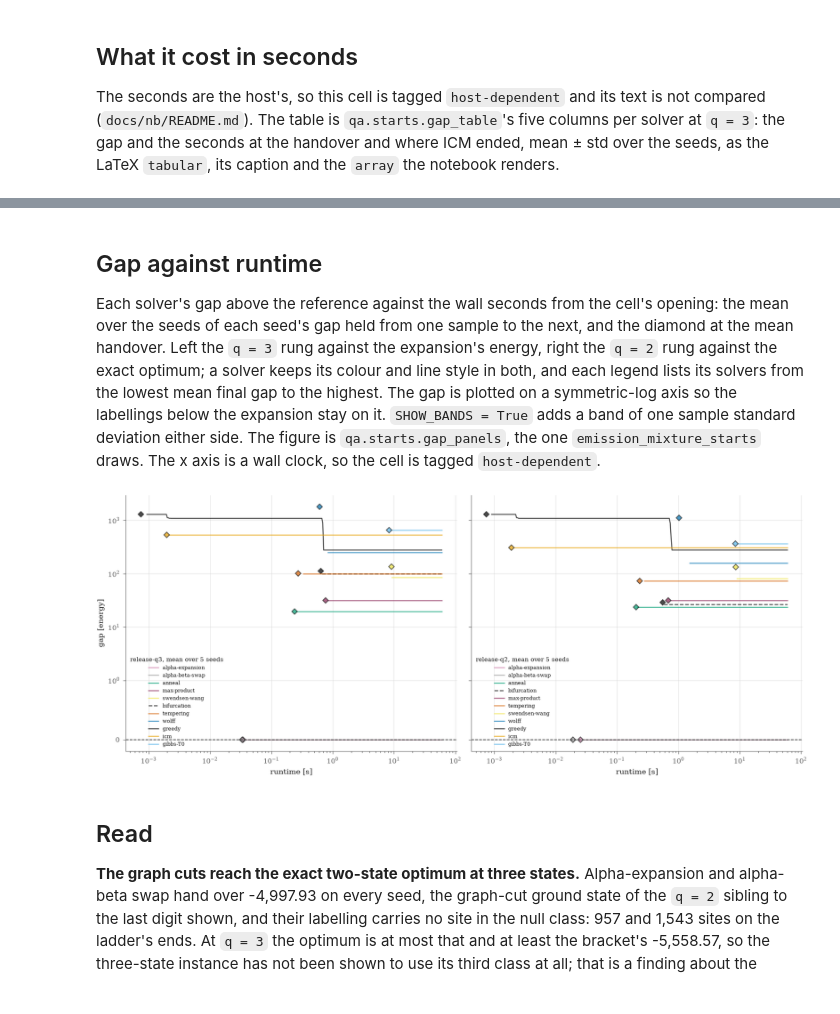
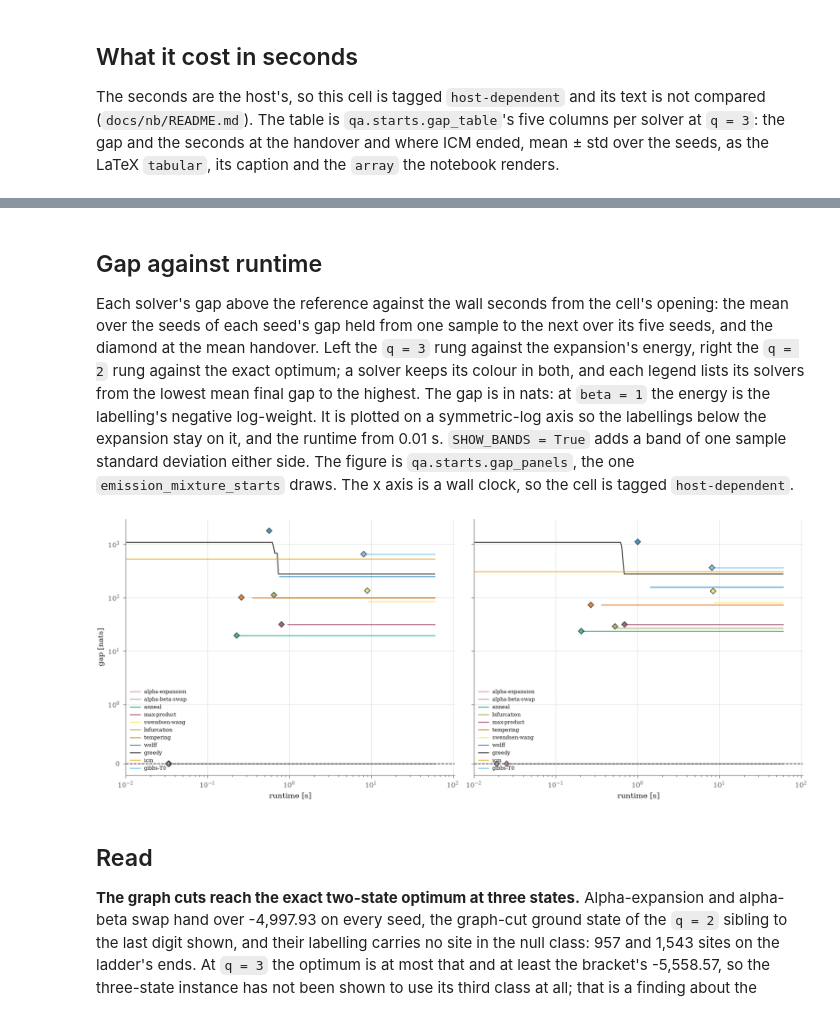
Before and after one commit to michaelJwilson/snakes_and_ladders, a Jupyter notebook: docs/nb/potts_starts.ipynb, the cells around one changed output, grey strips where cells are left out. Drawn from its saved outputs; the diff is of its cells as text; code cells hidden in the pictures.

```diff
--- a/docs/nb/potts_starts.ipynb
+++ b/docs/nb/potts_starts.ipynb
@@ -346,45 +346,48 @@ $\displaystyle \begin{array}{lrrrr}
 
 Each solver's gap above the reference against the wall seconds from the cell's
 opening: the mean over the seeds of each seed's gap held from one sample to the
-next, and the diamond at the mean handover. Left the `q = 3` rung against the
+next over its five seeds, and the diamond at the mean handover. Left the `q = 3` rung against the
 expansion's energy, right the `q = 2` rung against the exact optimum; a solver
-keeps its colour and line style in both, and each legend lists its solvers from
-the lowest mean final gap to the highest. The gap is plotted on a
-symmetric-log axis so the labellings below the expansion stay on it.
+keeps its colour in both, and each legend lists its solvers from the lowest
+mean final gap to the highest. The gap is in nats: at `beta = 1` the energy is
+the labelling's negative log-weight. It is plotted on a symmetric-log axis so
+the labellings below the expansion stay on it, and the runtime from 0.01 s.
 `SHOW_BANDS = True` adds a band of one sample standard deviation either side.
 The figure is `qa.starts.gap_panels`, the one `emission_mixture_starts` draws.
 The x axis is a wall clock, so the cell is tagged `host-dependent`.
 # %%
 #: The log-spaced grid of seconds every seed is read on.
 GRID = np.geomspace(1e-4, 60.0, 400)
 
 #: Draw each solver's ±1 standard-deviation band; off by default, since with
 #: every solver on the axes the bands hide the curves.
 SHOW_BANDS = False
 
 # Per rung, each solver's seeds as curves, its band on the grid, and its mean
 # final gap: the legend's order, lowest first.
 curves = {r.name: results[r.name].curves() for r in (rung, sibling)}
-headings = {r.name: f"{r.name}, mean over {len(SEEDS)} seeds" for r in (rung, sibling)}
+# The panels are keyed by rung; the text above says which is which.
+headings = {r.name: r.name for r in (rung, sibling)}
 with notebook_style():
     figure = gap_panels(
         {
             headings[r]: {n: curve_band(c, GRID) for n, c in per.items()}
             for r, per in curves.items()
         },
         {
             headings[r]: {
                 n: float(np.mean([c.gaps[-1] for c in cs])) for n, cs in per.items()
             }
             for r, per in curves.items()
         },
         start_styles(ORDER),
-        ylabel="gap [energy]",
+        ylabel="gap [nats]",
         show_bands=SHOW_BANDS,
+        titled=False,
     )
     plt.show()
 # %% [output]
-[figure, old version]
+[figure, new version]
 # %% [markdown]
 ## Read
 
```
Also changed, not shown: parts of 1 cell of this notebook, 4 other files.
